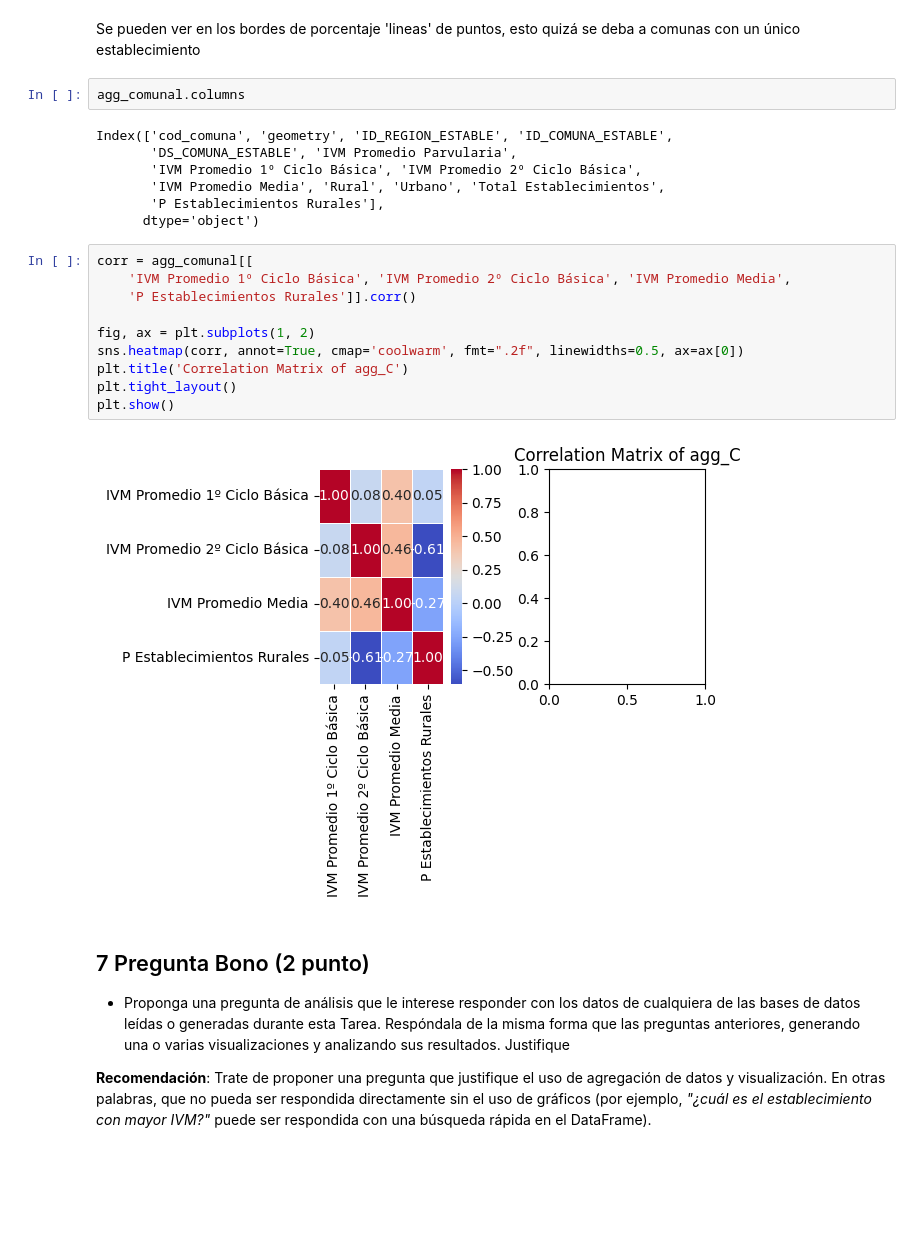
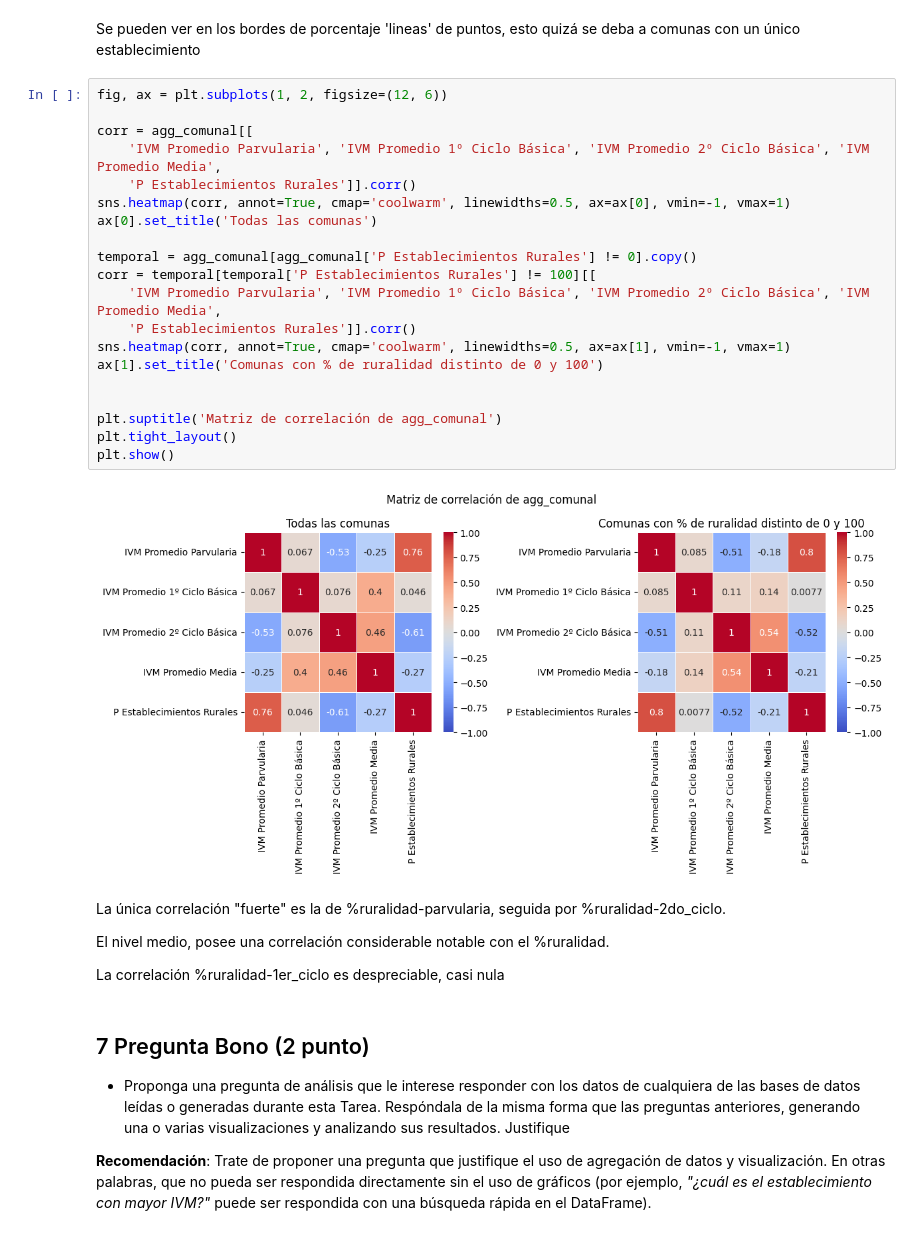
Before and after one commit to Esteban-Arias-S/IMT2200-Esteban-Arias, a Jupyter notebook: tarea 03/IMT2200-25s2 - Tarea 03.ipynb, the cells around one changed output. Saved outputs shown, nothing was run; the diff lists cells and outputs as text; blank space fills up the shorter version.

```diff
--- a/tarea 03/IMT2200-25s2 - Tarea 03.ipynb
+++ b/tarea 03/IMT2200-25s2 - Tarea 03.ipynb
@@ -503,27 +565,34 @@ plt.show()
 [figure]
 # %% [markdown]
 Se pueden ver en los bordes de porcentaje 'lineas' de puntos, esto quizá se deba a comunas con un único establecimiento
-# %%
-agg_comunal.columns
-# %% [output]
-Index(['cod_comuna', 'geometry', 'ID_REGION_ESTABLE', 'ID_COMUNA_ESTABLE',
-       'DS_COMUNA_ESTABLE', 'IVM Promedio Parvularia',
-       'IVM Promedio 1º Ciclo Básica', 'IVM Promedio 2º Ciclo Básica',
-       'IVM Promedio Media', 'Rural', 'Urbano', 'Total Establecimientos',
-       'P Establecimientos Rurales'],
-      dtype='object')
-# %%
-corr = agg_comunal[[
-    'IVM Promedio 1º Ciclo Básica', 'IVM Promedio 2º Ciclo Básica', 'IVM Promedio Media',
-    'P Establecimientos Rurales']].corr()
-
-fig, ax = plt.subplots(1, 2)
-sns.heatmap(corr, annot=True, cmap='coolwarm', fmt=".2f", linewidths=0.5, ax=ax[0])
-plt.title('Correlation Matrix of agg_C')
-plt.tight_layout()
-plt.show()
-# %% [output]
-[figure, removed]
+# %%
+fig, ax = plt.subplots(1, 2, figsize=(12, 6))
+
+corr = agg_comunal[[
+    'IVM Promedio Parvularia', 'IVM Promedio 1º Ciclo Básica', 'IVM Promedio 2º Ciclo Básica', 'IVM Promedio Media',
+    'P Establecimientos Rurales']].corr()
+sns.heatmap(corr, annot=True, cmap='coolwarm', linewidths=0.5, ax=ax[0], vmin=-1, vmax=1)
+ax[0].set_title('Todas las comunas')
+
+temporal = agg_comunal[agg_comunal['P Establecimientos Rurales'] != 0].copy()
+corr = temporal[temporal['P Establecimientos Rurales'] != 100][[
+    'IVM Promedio Parvularia', 'IVM Promedio 1º Ciclo Básica', 'IVM Promedio 2º Ciclo Básica', 'IVM Promedio Media',
+    'P Establecimientos Rurales']].corr()
+sns.heatmap(corr, annot=True, cmap='coolwarm', linewidths=0.5, ax=ax[1], vmin=-1, vmax=1)
+ax[1].set_title('Comunas con % de ruralidad distinto de 0 y 100')
+
+
+plt.suptitle('Matriz de correlación de agg_comunal')
+plt.tight_layout()
+plt.show()
+# %% [output]
+[figure, added]
+# %% [markdown]
+La única correlación "fuerte" es la de %ruralidad-parvularia, seguida por %ruralidad-2do_ciclo.
+
+El nivel medio, posee una correlación considerable notable con el %ruralidad.
+
+La correlación %ruralidad-1er_ciclo es despreciable, casi nula
 # %% [markdown]
 ## 7 Pregunta Bono (2 punto)
 
```
Also changed, not shown: parts of 12 cells of this notebook, 1 other file.
